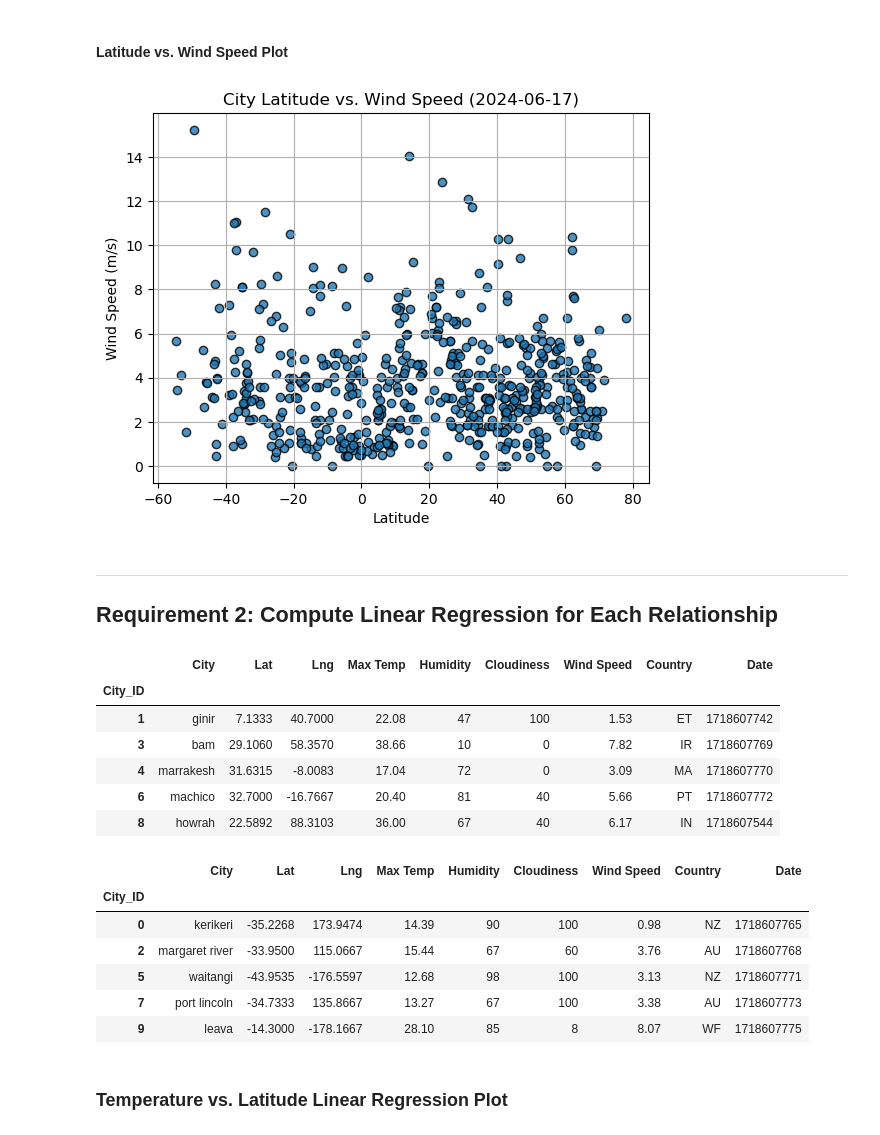
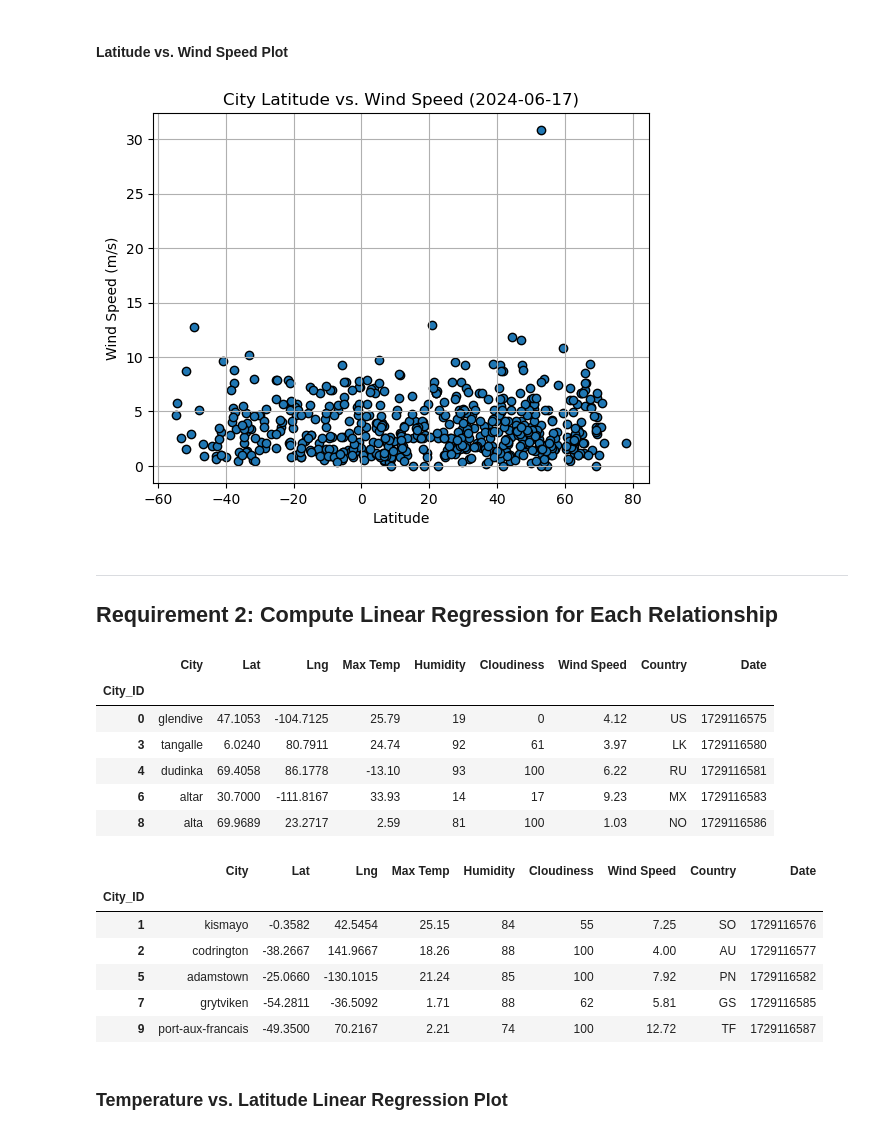
Before and after one commit to aferrodelgado/python-api-challenge, a Jupyter notebook: WeatherPy/WeatherPy.ipynb, the cells around one changed output. Drawn from its saved outputs; the diff is of its cells as text; code cells hidden in the pictures.

```diff
--- a/WeatherPy/WeatherPy.ipynb
+++ b/WeatherPy/WeatherPy.ipynb
@@ -241,18 +251,21 @@ plt.show()
 #### Latitude vs. Wind Speed Plot
 # %%
 # Build the scatter plots for latitude vs. wind speed
-# YOUR CODE HERE
+plt.scatter(city_data_df["Lat"], city_data_df["Wind Speed"], marker="o", edgecolors='black')
 
 # Incorporate the other graph properties
-# YOUR CODE HERE
+plt.title("City Latitude vs. Wind Speed (2024-06-17)")
+plt.ylabel("Wind Speed (m/s)")
+plt.xlabel("Latitude")
+plt.grid(True)
 
 # Save the figure
 plt.savefig("output_data/Fig4.png")
 
 # Show plot
 plt.show()
 # %% [output]
-[figure, old version]
+[figure, new version]
 # %% [markdown]
 ---
 
@@ -263,30 +305,30 @@ plt.show()
 # %%
 # Create a DataFrame with the Northern Hemisphere data (Latitude >= 0)
-# YOUR CODE HERE
+northern_hemi_df = city_data_df[city_data_df["Lat"] >= 0]
 
 # Display sample data
 northern_hemi_df.head()
 # %% [output]
 |  | City | Lat | Lng | Max Temp | Humidity | Cloudiness | Wind Speed | Country | Date |
 | City_ID |  |  |  |  |  |  |  |  |  |
-| 1 | ginir | 7.1333 | 40.7000 | 22.08 | 47 | 100 | 1.53 | ET | 1718607742 |
-| 3 | bam | 29.1060 | 58.3570 | 38.66 | 10 | 0 | 7.82 | IR | 1718607769 |
-| 4 | marrakesh | 31.6315 | -8.0083 | 17.04 | 72 | 0 | 3.09 | MA | 1718607770 |
-| 6 | machico | 32.7000 | -16.7667 | 20.40 | 81 | 40 | 5.66 | PT | 1718607772 |
-| 8 | howrah | 22.5892 | 88.3103 | 36.00 | 67 | 40 | 6.17 | IN | 1718607544 |
+| 0 | glendive | 47.1053 | -104.7125 | 25.79 | 19 | 0 | 4.12 | US | 1729116575 |
+| 3 | tangalle | 6.0240 | 80.7911 | 24.74 | 92 | 61 | 3.97 | LK | 1729116580 |
+| 4 | dudinka | 69.4058 | 86.1778 | -13.10 | 93 | 100 | 6.22 | RU | 1729116581 |
+| 6 | altar | 30.7000 | -111.8167 | 33.93 | 14 | 17 | 9.23 | MX | 1729116583 |
+| 8 | alta | 69.9689 | 23.2717 | 2.59 | 81 | 100 | 1.03 | NO | 1729116586 |
 # %%
 # Create a DataFrame with the Southern Hemisphere data (Latitude < 0)
-# YOUR CODE HERE
+southern_hemi_df = city_data_df[city_data_df["Lat"] < 0]
 
 # Display sample data
 southern_hemi_df.head()
 # %% [output]
 |  | City | Lat | Lng | Max Temp | Humidity | Cloudiness | Wind Speed | Country | Date |
 | City_ID |  |  |  |  |  |  |  |  |  |
-| 0 | kerikeri | -35.2268 | 173.9474 | 14.39 | 90 | 100 | 0.98 | NZ | 1718607765 |
-| 2 | margaret river | -33.9500 | 115.0667 | 15.44 | 67 | 60 | 3.76 | AU | 1718607768 |
-| 5 | waitangi | -43.9535 | -176.5597 | 12.68 | 98 | 100 | 3.13 | NZ | 1718607771 |
-| 7 | port lincoln | -34.7333 | 135.8667 | 13.27 | 67 | 100 | 3.38 | AU | 1718607773 |
-| 9 | leava | -14.3000 | -178.1667 | 28.10 | 85 | 8 | 8.07 | WF | 1718607775 |
+| 1 | kismayo | -0.3582 | 42.5454 | 25.15 | 84 | 55 | 7.25 | SO | 1729116576 |
+| 2 | codrington | -38.2667 | 141.9667 | 18.26 | 88 | 100 | 4.00 | AU | 1729116577 |
+| 5 | adamstown | -25.0660 | -130.1015 | 21.24 | 85 | 100 | 7.92 | PN | 1729116582 |
+| 7 | grytviken | -54.2811 | -36.5092 | 1.71 | 88 | 62 | 5.81 | GS | 1729116585 |
+| 9 | port-aux-francais | -49.3500 | 70.2167 | 2.21 | 74 | 100 | 12.72 | TF | 1729116587 |
 # %% [markdown]
 ###  Temperature vs. Latitude Linear Regression Plot
```
Also changed, not shown: parts of 30 cells of this notebook, 5 other files.
